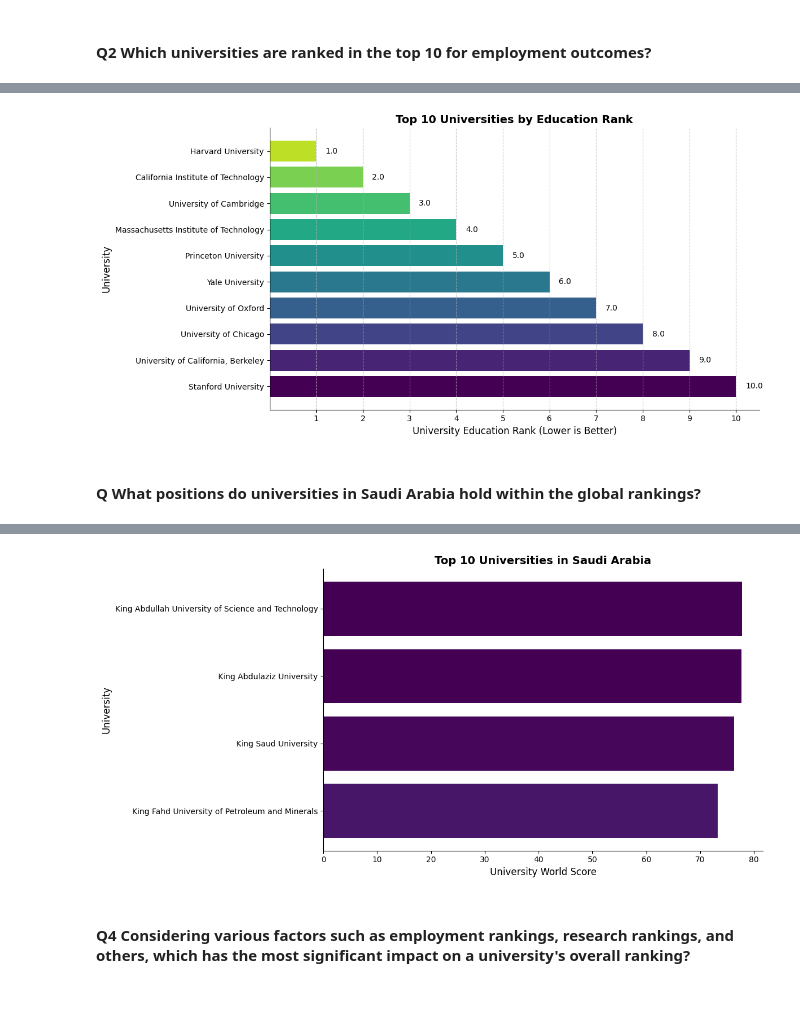
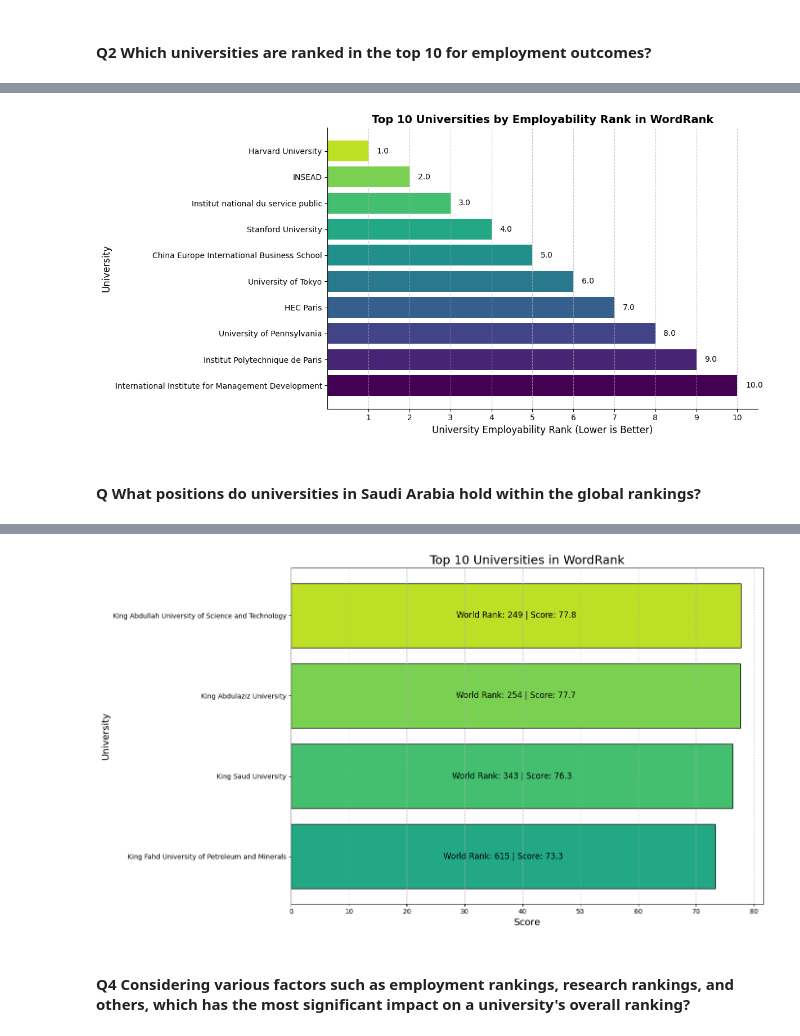
Before and after one commit to ahmadalharbi21/World-University-Ranks, a Jupyter notebook: EDA explain template.ipynb, the cells around one changed output, grey strips where cells are left out. Drawn from its saved outputs; the diff is of its cells as text; code cells hidden in the pictures; blank space fills up the shorter version.

```diff
--- a/EDA explain template.ipynb
+++ b/EDA explain template.ipynb
@@ -1995,7 +1995,7 @@ WordRankUniversity.sort_values('Education Rank').head(10)
 | 11 | 12 | University of California, Berkeley | USA | 10.0 | 9.0 | 61.0 | 5.0 | ... |
 | 2 | 3 | Stanford University | USA | 3.0 | 10.0 | 4.0 | 3.0 | ... |
 # %%
-top_10 = WordRankUniversity.sort_values('Education Rank').head(10)
+top_10 = WordRankUniversity.sort_values('Employability Rank').head(10)
 
 
 
@@ -2003,13 +2003,13 @@ top_10 = WordRankUniversity.sort_values('Education Rank').head(10)
 
 plt.figure(figsize=(12, 6))
 
-colors = plt.cm.viridis_r(top_10['Education Rank'].values / top_10['Education Rank'].max()) # Reverse viridis
+colors = plt.cm.viridis_r(top_10['Employability Rank'].values / top_10['Employability Rank'].max()) # Reverse viridis
 
-plt.barh(top_10["Institution"], top_10["Education Rank"], color=colors)
+plt.barh(top_10["Institution"], top_10["Employability Rank"], color=colors)
 
-plt.xlabel("University Education Rank (Lower is Better)", fontsize=12)  # Explicitly state "lower is better"
+plt.xlabel("University Employability Rank (Lower is Better)", fontsize=12)  # Explicitly state "lower is better"
 plt.ylabel("University", fontsize=12)
-plt.title("Top 10 Universities by Education Rank", fontsize=14, fontweight='bold')  # Specify the ranking source
+plt.title("Top 10 Universities by Employability Rank in WordRank", fontsize=14, fontweight='bold')  # Specify the ranking source
 
 plt.gca().invert_yaxis()
 
@@ -2019,7 +2019,7 @@ plt.gca().spines['right'].set_visible(False)
 plt.xticks(range(1, 11), fontsize=10) # Ensure ticks for all ranks
 plt.yticks(fontsize=10)
 
-for i, rank in enumerate(top_10['Education Rank']):
+for i, rank in enumerate(top_10['Employability Rank']):
     plt.text(rank + 0.2, i, str(rank), va='center', ha='left', fontsize=10) # Adjust offset as needed
 
 
@@ -2028,7 +2028,7 @@ plt.grid(axis="x", linestyle="--", alpha=0.7, which='both')  # Grid for all x-ax
 plt.tight_layout() # Adjust layout to prevent labels from overlapping
 plt.show()
 # %% [output]
-[figure, old version]
+[figure, new version]
 # %% [markdown]
 #### Q What positions do universities in Saudi Arabia hold within the global rankings?
 # %%
@@ -2042,34 +2042,30 @@ WordRankUniversity[WordRankUniversity['Location'] == 'Saudi Arabia'].sort_values
 # %%
 ksa_top = WordRankUniversity[WordRankUniversity['Location'] == 'Saudi Arabia'].sort_values('World Rank')
 
 
+plt.figure(figsize=(14, 8))
 
+bars = plt.barh(ksa_top["Institution"], ksa_top["Score"], color=colors, edgecolor='black')
 
+for i, bar in enumerate(bars):
+    width = bar.get_width()
+    plt.text(width / 2, bar.get_y() + bar.get_height() / 2,
+             f'World Rank: {ksa_top["World Rank"].iloc[i]} | Score: {width:.1f}',
+             va='center', ha='center', fontsize=12, color='black')
 
-plt.figure(figsize=(12, 6))
-
-colors = plt.cm.viridis_r(ksa_top['Score'].values / ksa_top['Score'].max()) # Reverse viridis
-
-plt.barh(ksa_top["Institution"], ksa_top["Score"], color=colors)
-
-plt.xlabel("University World Score", fontsize=12)  # Explicitly state "lower is better"
-plt.ylabel("University", fontsize=12)
-plt.title("Top 10 Universities in Saudi Arabia", fontsize=14, fontweight='bold')  # Specify the ranking source
+plt.xlabel("Score", fontsize=14)
+plt.ylabel("University", fontsize=14)
+plt.title("Top 10 Universities in WordRank", fontsize=18)
 
 plt.gca().invert_yaxis()
 
-plt.gca().spines['top'].set_visible(False)
-plt.gca().spines['right'].set_visible(False)
+plt.grid(axis='x', linestyle='--', alpha=0.7)
 
+plt.tight_layout()
 
-
-
-
-
-plt.tight_layout() # Adjust layout to prevent labels from overlapping
 plt.show()
 # %% [output]
-[figure, old version]
+[figure, new version]
 # %% [markdown]
 #### Q4 Considering various factors such as employment rankings, research rankings, and others, which has the most significant impact on a university's overall ranking?
 # %% [markdown]
```
Also changed, not shown: parts of 4 cells of this notebook.
